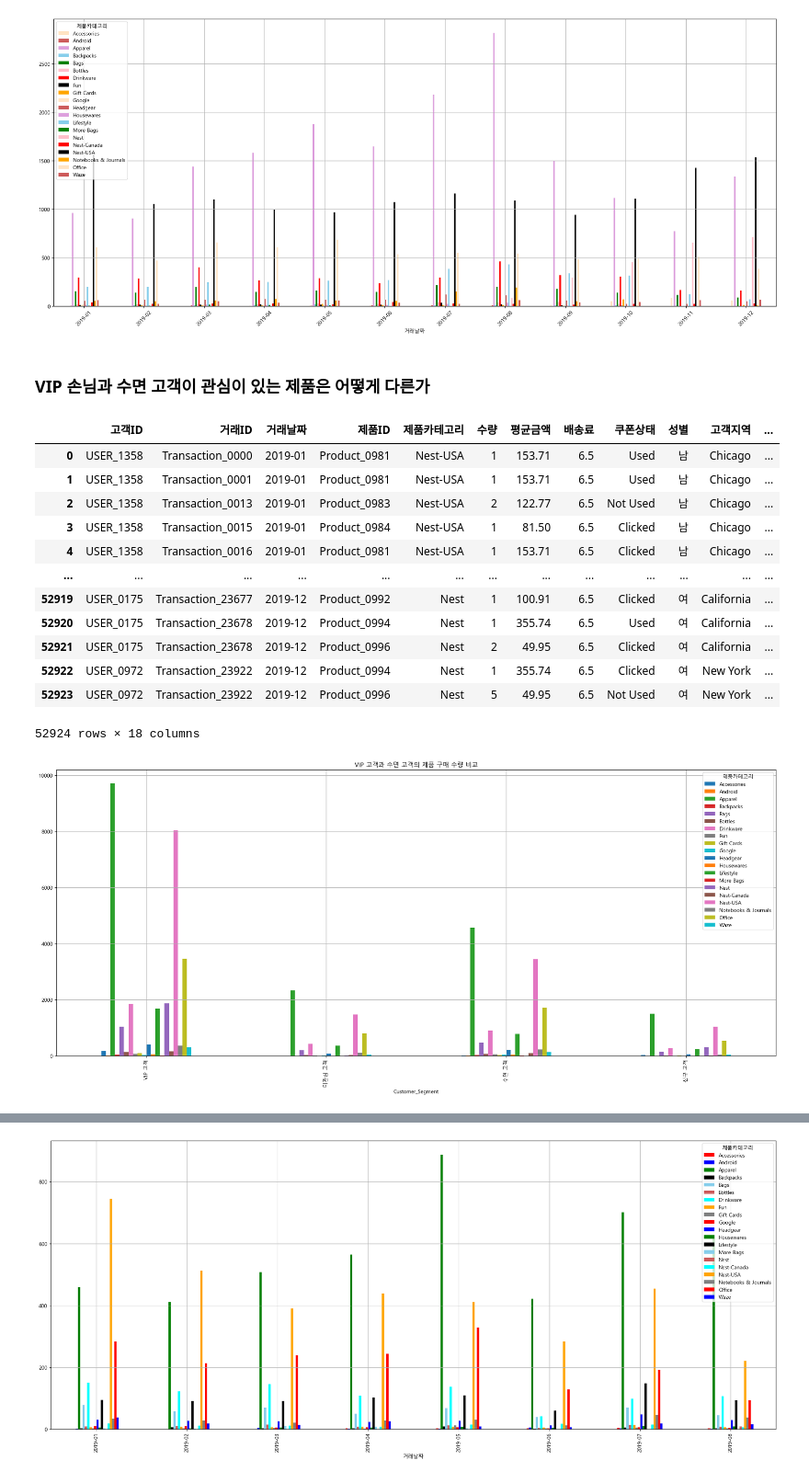
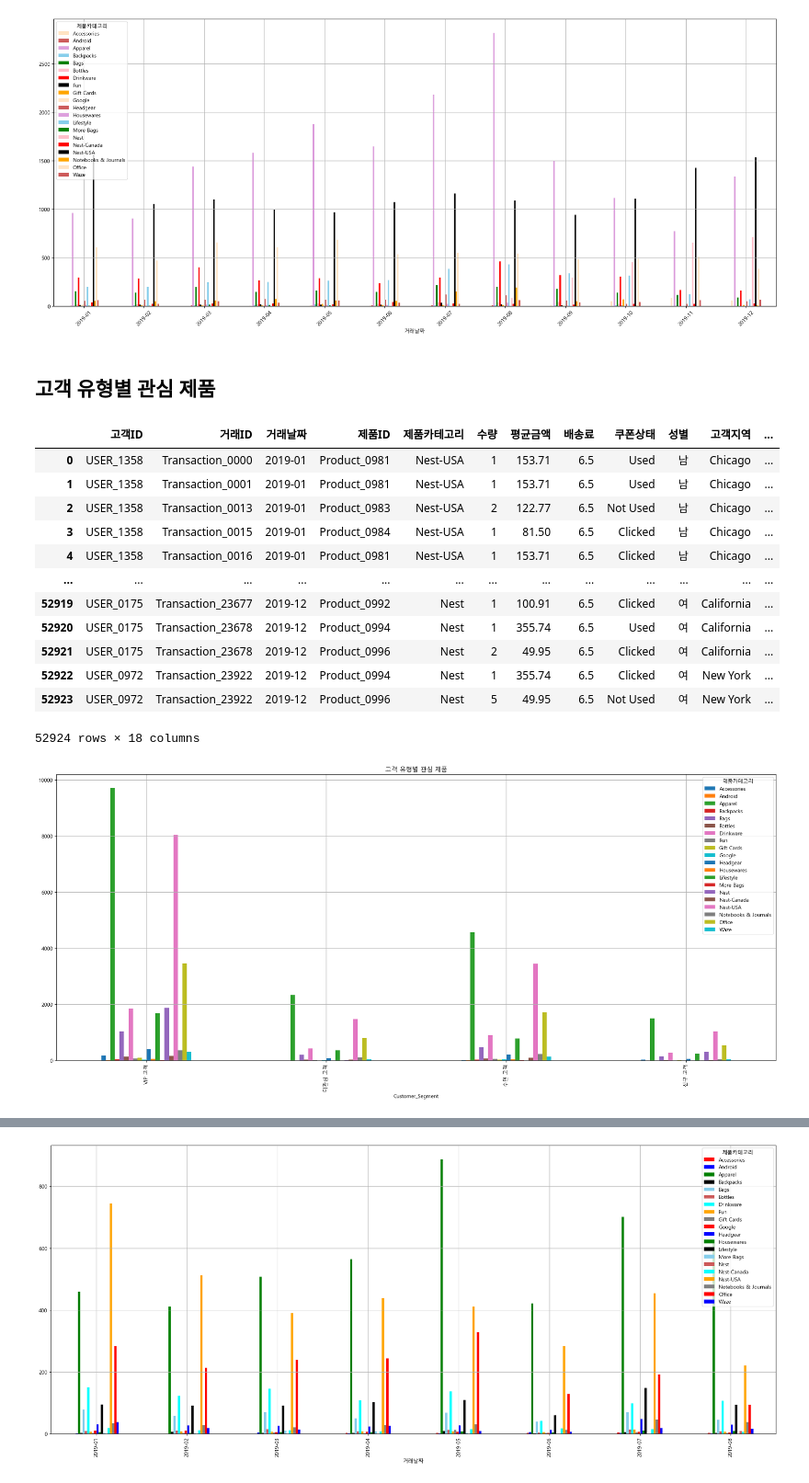
Before and after one commit to meo4739/Public_DACON_Cohort_RFM, a Jupyter notebook: cohort_RFM_ver5.ipynb, the cells around one changed output, grey strips where cells are left out. Shown at 92% size. Cells and saved outputs as stored; diff of their text form; code cells hidden in the pictures.

```diff
--- a/cohort_RFM_ver5.ipynb
+++ b/cohort_RFM_ver5.ipynb
@@ -1306,28 +1346,28 @@ plt.show()
 # %% [output]
 [figure]
 # %% [markdown]
-### VIP 손님과 수면 고객이 관심이 있는 제품은 어떻게 다른가
+## 고객 유형별 관심 제품
 # %%
 total_information_vip_plot = to_month(total_information, '거래날짜' )
 total_information_vip_sleep_plot = pd.merge(total_information_vip_plot,rfm_kmean_merge, on = '고객ID' )
 display(total_information_vip_sleep_plot)
 total_information_vip_sleep_plot = pd.pivot_table(total_information_vip_sleep_plot,  index = 'Customer_Segment', columns = '제품카테고리', values = '수량', aggfunc='count')
 
 total_information_vip_sleep_plot.plot(kind='bar')
-plt.title('VIP 고객과 수면 고객의 제품 구매 수량 비교')
+plt.title('고객 유형별 관심 제품')
 plt.grid()
 # %% [output]
 |  | 고객ID | 거래ID | 거래날짜 | 제품ID | 제품카테고리 | 수량 | 평균금액 | 배송료 | 쿠폰상태 | 성별 | 고객지역 | ... |
 | 0 | USER_1358 | Transaction_0000 | 2019-01 | Product_0981 | Nest-USA | 1 | 153.71 | 6.5 | Used | 남 | Chicago | ... |
 | 1 | USER_1358 | Transaction_0001 | 2019-01 | Product_0981 | Nest-USA | 1 | 153.71 | 6.5 | Used | 남 | Chicago | ... |
 | 2 | USER_1358 | Transaction_0013 | 2019-01 | Product_0983 | Nest-USA | 2 | 122.77 | 6.5 | Not Used | 남 | Chicago | ... |
 | 3 | USER_1358 | Transaction_0015 | 2019-01 | Product_0984 | Nest-USA | 1 | 81.50 | 6.5 | Clicked | 남 | Chicago | ... |
 | 4 | USER_1358 | Transaction_0016 | 2019-01 | Product_0981 | Nest-USA | 1 | 153.71 | 6.5 | Clicked | 남 | Chicago | ... |
 | ... | ... | ... | ... | ... | ... | ... | ... | ... | ... | ... | ... | ... |
 | 52919 | USER_0175 | Transaction_23677 | 2019-12 | Product_0992 | Nest | 1 | 100.91 | 6.5 | Clicked | 여 | California | ... |
 | 52920 | USER_0175 | Transaction_23678 | 2019-12 | Product_0994 | Nest | 1 | 355.74 | 6.5 | Used | 여 | California | ... |
 | 52921 | USER_0175 | Transaction_23678 | 2019-12 | Product_0996 | Nest | 2 | 49.95 | 6.5 | Clicked | 여 | California | ... |
 | 52922 | USER_0972 | Transaction_23922 | 2019-12 | Product_0994 | Nest | 1 | 355.74 | 6.5 | Clicked | 여 | New York | ... |
 | 52923 | USER_0972 | Transaction_23922 | 2019-12 | Product_0996 | Nest | 5 | 49.95 | 6.5 | Not Used | 여 | New York | ... |
 52924 rows × 18 columns
-[figure, old version]
+[figure, new version]
```
Also changed, not shown: parts of 80 cells of this notebook, 1 other file.
